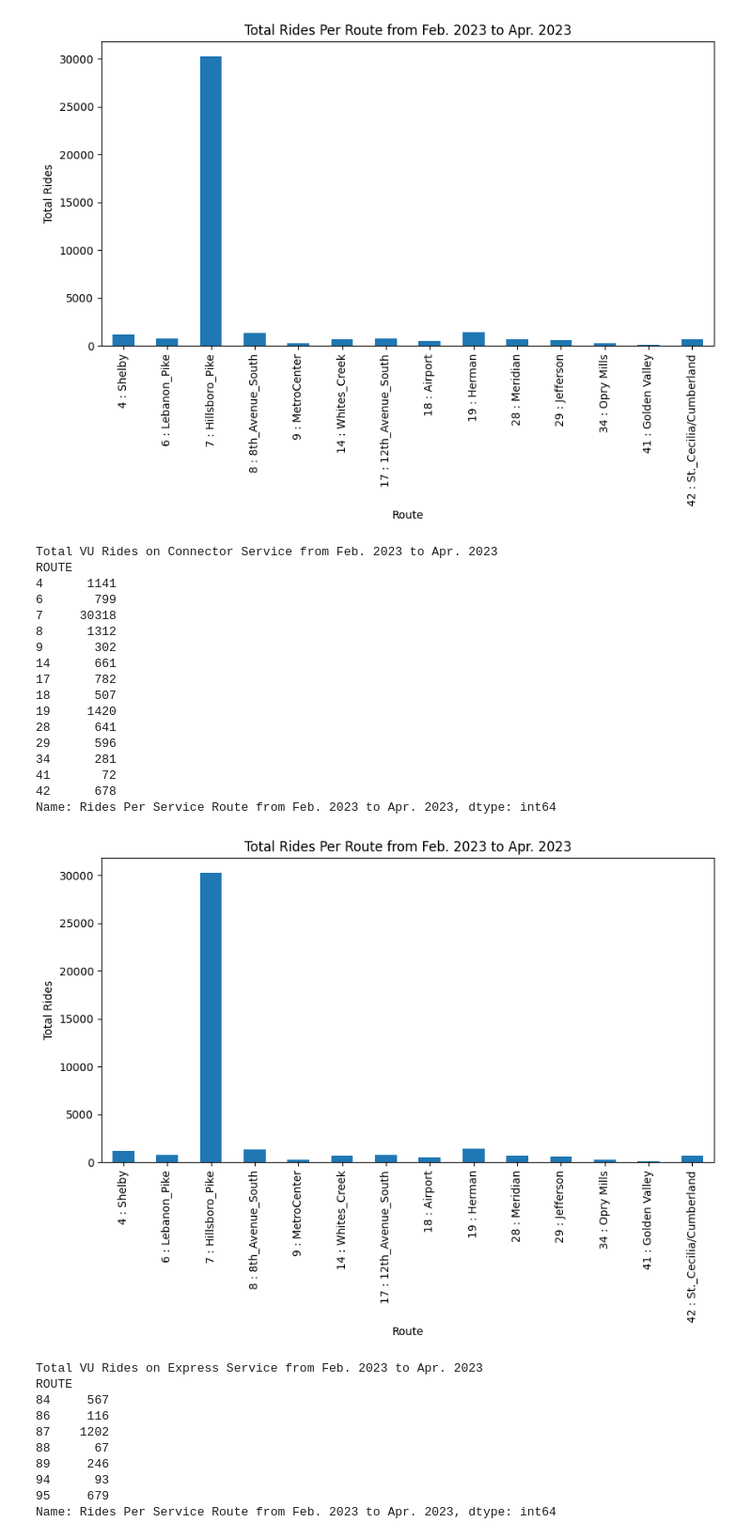
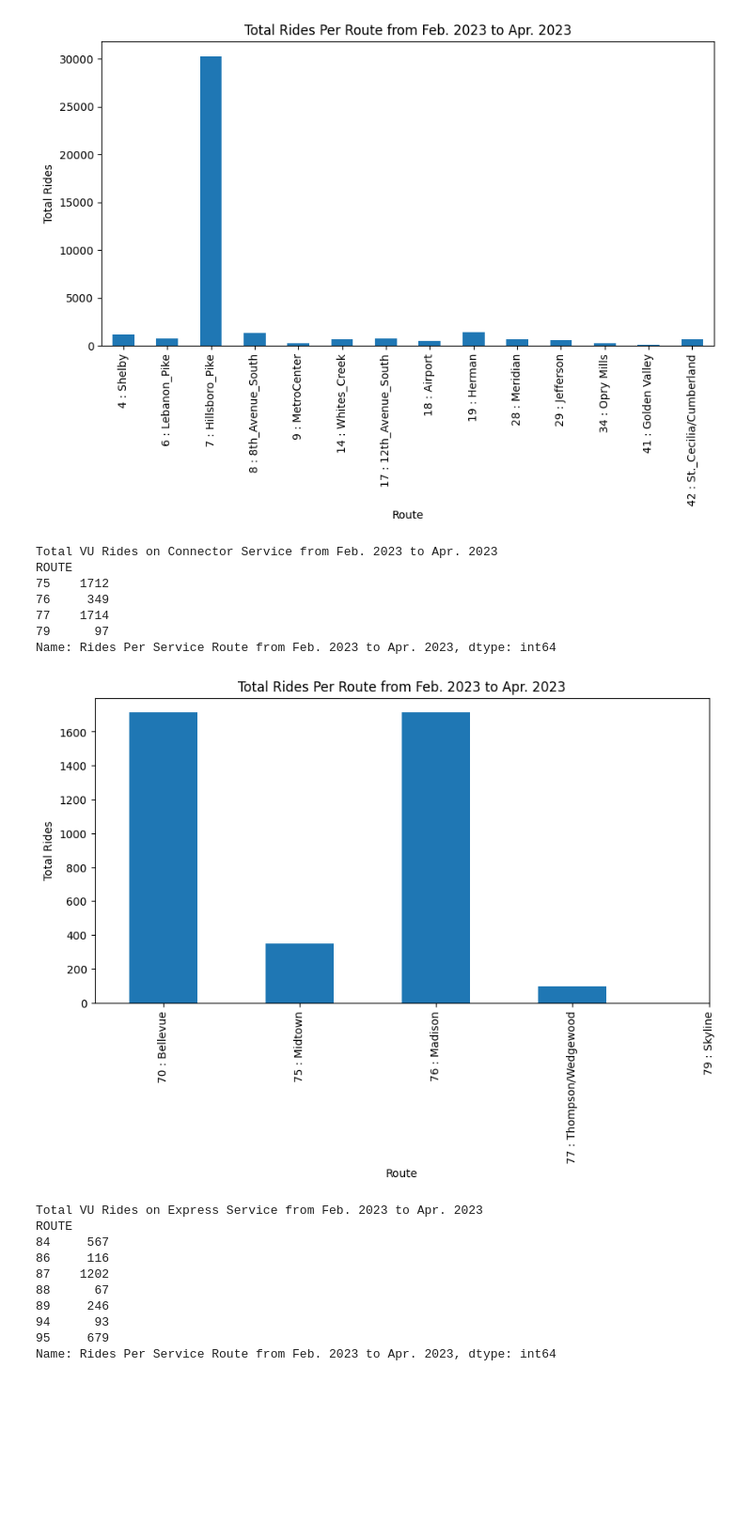
Before and after one commit to SySyAli/vanderbilt_movevu, a Jupyter notebook: testing/testing.ipynb, the cells around one changed output. Shown: that part at 94% size. Drawn from its saved outputs; the diff is of its cells as text; code cells hidden in the pictures; blank space fills up the shorter version.

```diff
--- a/testing/testing.ipynb
+++ b/testing/testing.ipynb
@@ -281,26 +281,16 @@ Name: Rides Per Service Route from Feb. 2023 to Apr. 2023, dtype: int64
 # %%
 # total VU Rides on Connector Service
 print("Total VU Rides on Connector Service from Feb. 2023 to Apr. 2023")
-plot_service(WEGO_LOCAL_SERVICE)
+plot_service(WEGO_CONNECTOR_SERVICE)
 # %% [output]
 Total VU Rides on Connector Service from Feb. 2023 to Apr. 2023
 ROUTE
-4      1141
-6       799
-7     30318
-8      1312
-9       302
-14      661
-17      782
-18      507
-19     1420
-28      641
-29      596
-34      281
-41       72
-42      678
+75    1712
+76     349
+77    1714
+79      97
 Name: Rides Per Service Route from Feb. 2023 to Apr. 2023, dtype: int64
-[figure, old version]
+[figure, new version]
 # %%
 # total VU Rides on Express Service (Regional Transit Authority (RTA) Routes)
 print("Total VU Rides on Express Service from Feb. 2023 to Apr. 2023")
```
Also changed, not shown: parts of 2 cells of this notebook, 2 other files.
